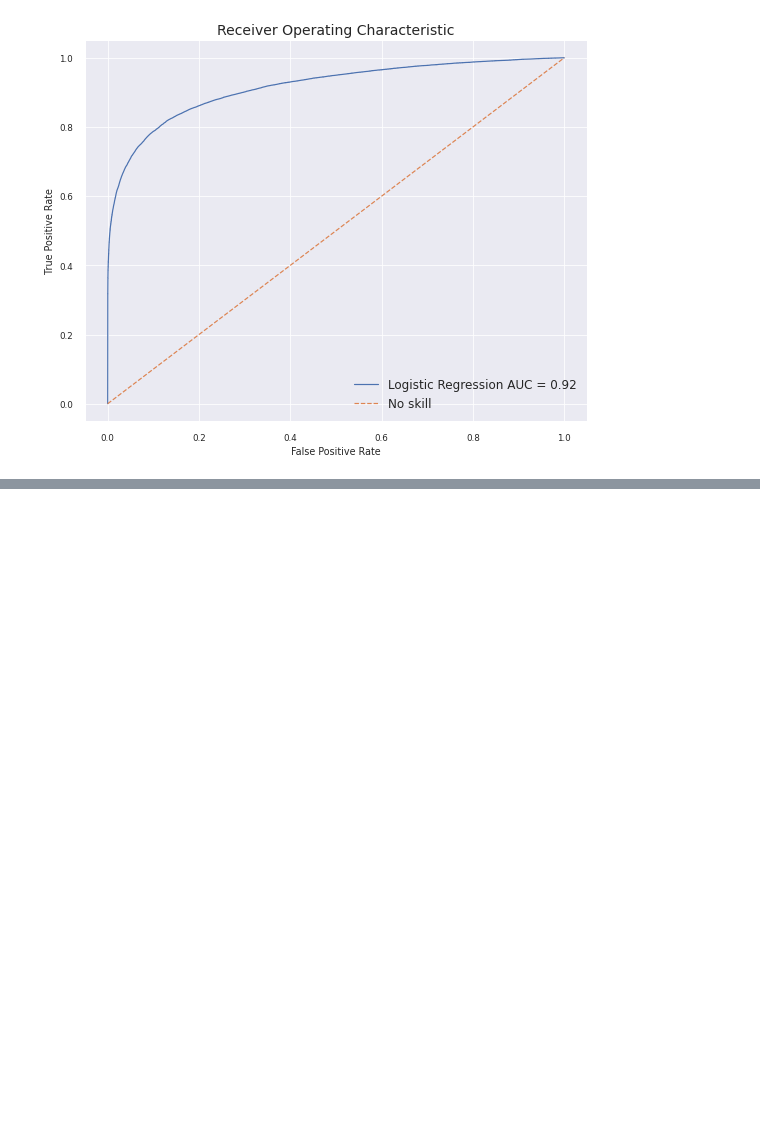
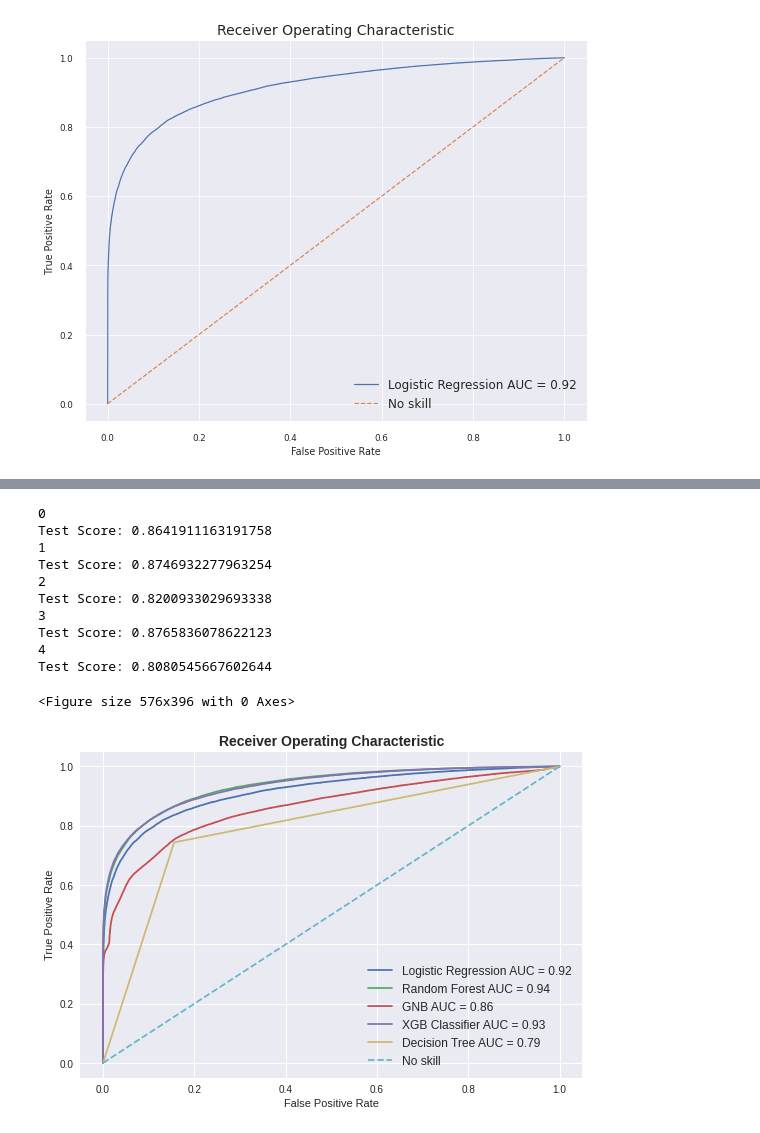
Before and after one commit to rhythm-patel/Predicting-Flight-Delays, a Jupyter notebook: Code.ipynb, the cells around one changed output, grey strips where cells are left out. Saved outputs shown, nothing was run; the diff lists cells and outputs as text; code cells hidden in the pictures; blank space fills up the shorter version.

```diff
--- a/Code.ipynb
+++ b/Code.ipynb
@@ -862,0 +811,15 @@ Test Score: 0.8626213270246965
+# %%
+plotAllROC(data)
+# %% [output]
+0
+Test Score: 0.8641911163191758
+1
+Test Score: 0.8746932277963254
+2
+Test Score: 0.8200933029693338
+3
+Test Score: 0.8765836078622123
+4
+Test Score: 0.8080545667602644
+<Figure size 576x396 with 0 Axes>
+[figure, added]
```
Also changed, not shown: parts of 6 cells of this notebook.
